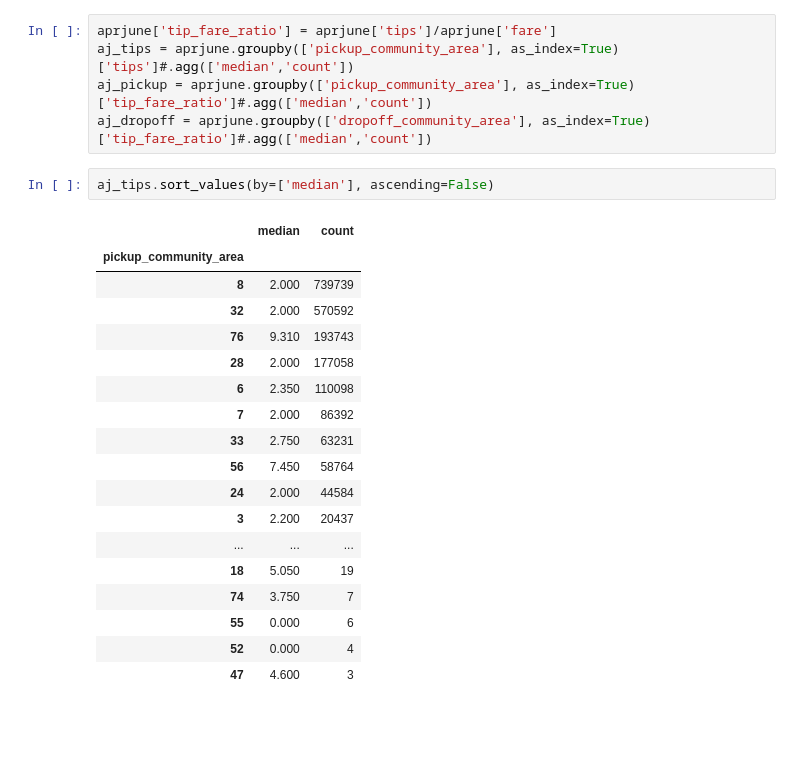
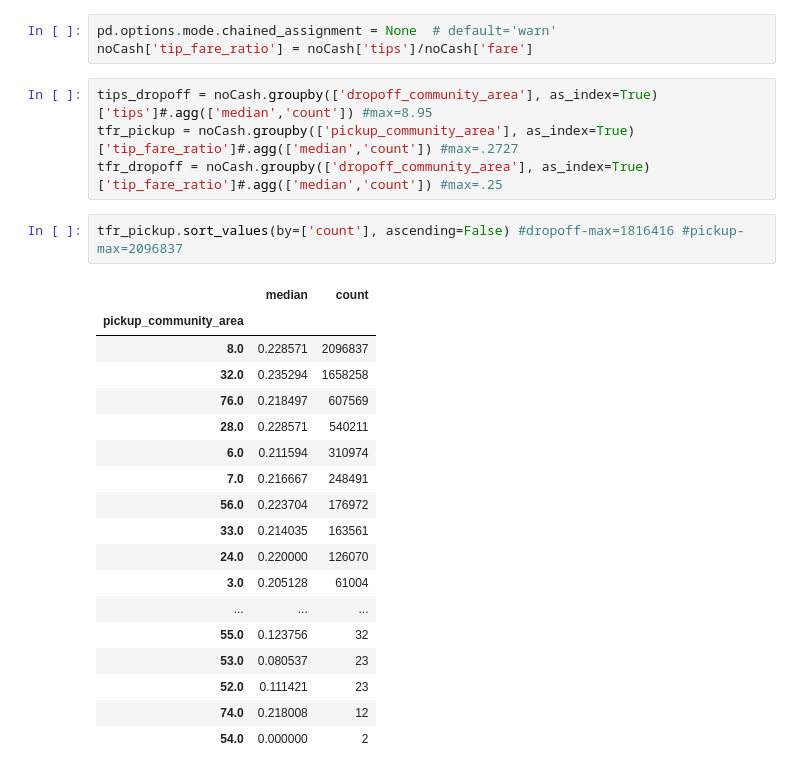
Before and after one commit to heesukj/csci4502_DM_project, a Jupyter notebook: Chicago_Taxi_Tip_Study.ipynb, the cells around one changed output. Saved outputs shown, nothing was run; the diff lists cells and outputs as text; blank space fills up the shorter version.

```diff
--- a/Chicago_Taxi_Tip_Study.ipynb
+++ b/Chicago_Taxi_Tip_Study.ipynb
@@ -41,29 +90,31 @@ aprjune['tips'].median()
+# %%
+pd.options.mode.chained_assignment = None  # default='warn'
+noCash['tip_fare_ratio'] = noCash['tips']/noCash['fare']
 # %%
-aprjune['tip_fare_ratio'] = aprjune['tips']/aprjune['fare']
-aj_tips = aprjune.groupby(['pickup_community_area'], as_index=True)['tips']#.agg(['median','count'])
-aj_pickup = aprjune.groupby(['pickup_community_area'], as_index=True)['tip_fare_ratio']#.agg(['median','count'])
-aj_dropoff = aprjune.groupby(['dropoff_community_area'], as_index=True)['tip_fare_ratio']#.agg(['median','count'])
+tips_dropoff = noCash.groupby(['dropoff_community_area'], as_index=True)['tips']#.agg(['median','count']) #max=8.95
+tfr_pickup = noCash.groupby(['pickup_community_area'], as_index=True)['tip_fare_ratio']#.agg(['median','count']) #max=.2727
+tfr_dropoff = noCash.groupby(['dropoff_community_area'], as_index=True)['tip_fare_ratio']#.agg(['median','count']) #max=.25
-# %%
-aj_tips.sort_values(by=['median'], ascending=False)
-# %% [output]
-|  | median | count |
-| pickup_community_area |  |  |
-| 8 | 2.000 | 739739 |
-| 32 | 2.000 | 570592 |
-| 76 | 9.310 | 193743 |
-| 28 | 2.000 | 177058 |
-| 6 | 2.350 | 110098 |
-| 7 | 2.000 | 86392 |
-| 33 | 2.750 | 63231 |
-| 56 | 7.450 | 58764 |
-| 24 | 2.000 | 44584 |
-| 3 | 2.200 | 20437 |
-| ... | ... | ... |
-| 18 | 5.050 | 19 |
-| 74 | 3.750 | 7 |
-| 55 | 0.000 | 6 |
-| 52 | 0.000 | 4 |
-| 47 | 4.600 | 3 |
+# %%
+tfr_pickup.sort_values(by=['count'], ascending=False) #dropoff-max=1816416 #pickup-max=2096837
+# %% [output]
+|  | median | count |
+| pickup_community_area |  |  |
+| 8.0 | 0.228571 | 2096837 |
+| 32.0 | 0.235294 | 1658258 |
+| 76.0 | 0.218497 | 607569 |
+| 28.0 | 0.228571 | 540211 |
+| 6.0 | 0.211594 | 310974 |
+| 7.0 | 0.216667 | 248491 |
+| 56.0 | 0.223704 | 176972 |
+| 33.0 | 0.214035 | 163561 |
+| 24.0 | 0.220000 | 126070 |
+| 3.0 | 0.205128 | 61004 |
+| ... | ... | ... |
+| 55.0 | 0.123756 | 32 |
+| 53.0 | 0.080537 | 23 |
+| 52.0 | 0.111421 | 23 |
+| 74.0 | 0.218008 | 12 |
+| 54.0 | 0.000000 | 2 |
 # %%
 sf = shp.Reader("community_areas.shp")
 
```
Also changed, not shown: parts of 8 cells of this notebook.
